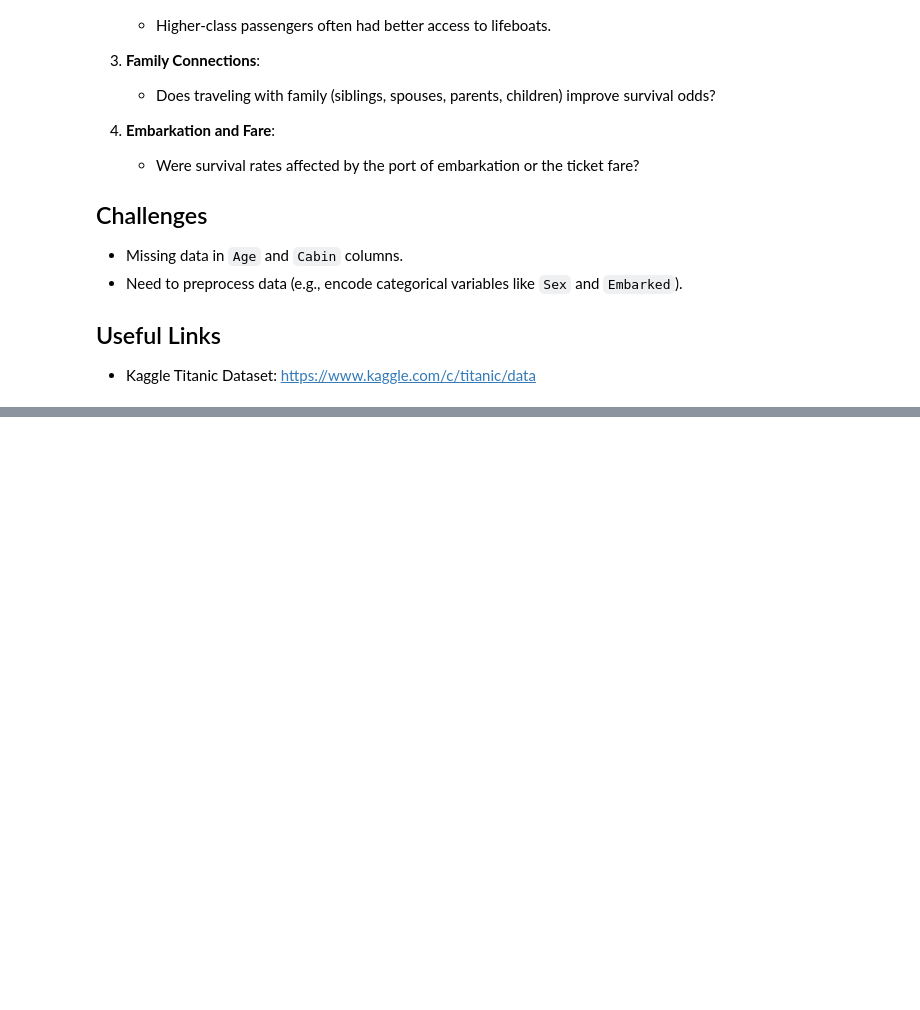
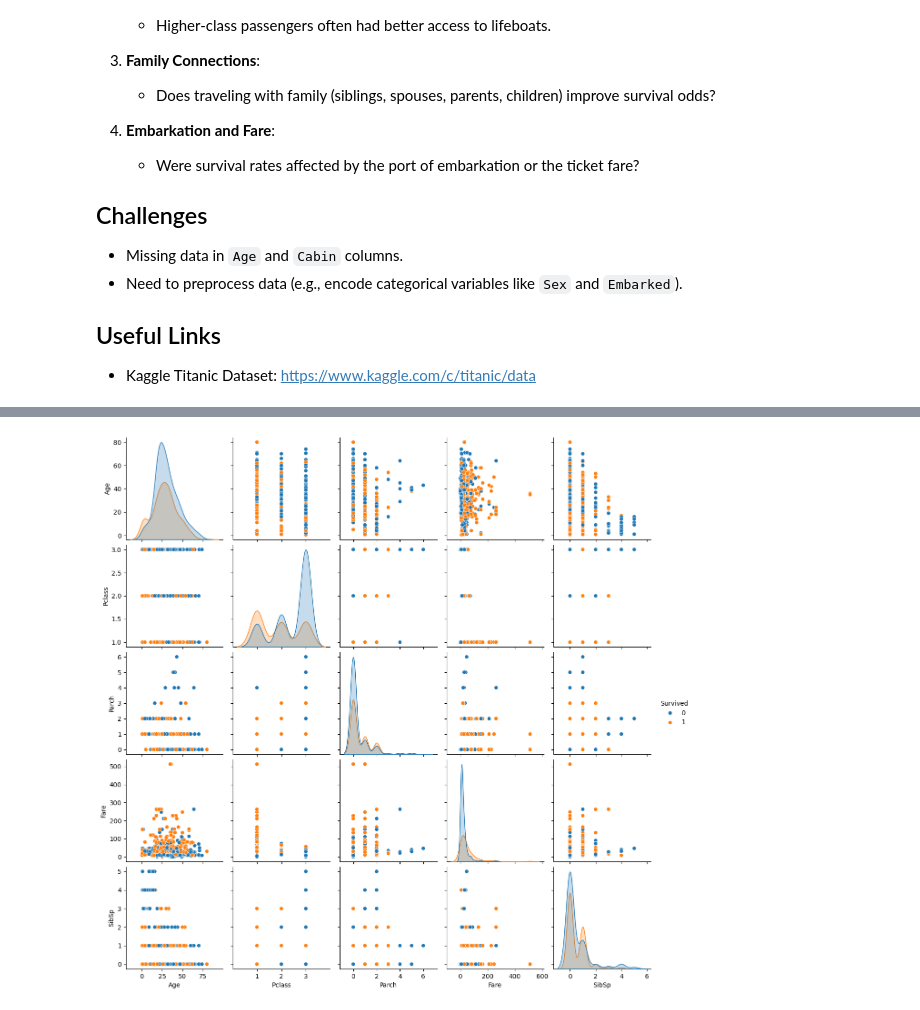
Before and after one commit to Collaboration-With-Sims/Principles_of_AI_and_DA, a Jupyter notebook: Principles Of AI and DA Assignment/Assignment.ipynb, the cells around one changed output, grey strips where cells are left out. Saved outputs shown, nothing was run; the diff lists cells and outputs as text; code cells hidden in the pictures; blank space fills up the shorter version.

Commit message:
Coding branch (#18)
* Saved work will continue

* Adding Exploratory data analysis (incomplete)

* Ending data analysis here for tonight (05/12/2024)

```diff
--- a/Principles Of AI and DA Assignment/Assignment.ipynb
+++ b/Principles Of AI and DA Assignment/Assignment.ipynb
@@ -112,0 +159,6 @@ gender_df
+# %%
+columns = train_df.columns.tolist()
+columns.pop(10) # Remove Cabin column
+
+new_train_df = train_df[train_df['Age'].notna()][columns] # Get the data that has no  na values in the age category
+new_train_df
@@ -112,0 +221,12 @@ gender_df
+# %%
+# This code block will plot the relevant graphs for those who survived and those who did not.
+# Bell curve is useful for distribution analysis but will only work for values where the number shown has meaning (age, class)
+
+
+features = ["Age", "Pclass", "Parch", "Embarked", "Fare", "SibSp", 'Survived']
+
+sns.pairplot(new_train_df[features], hue='Survived')
+
+plt.show()
+# %% [output]
+[figure, added]
```
Also changed, not shown: parts of 21 cells of this notebook.
